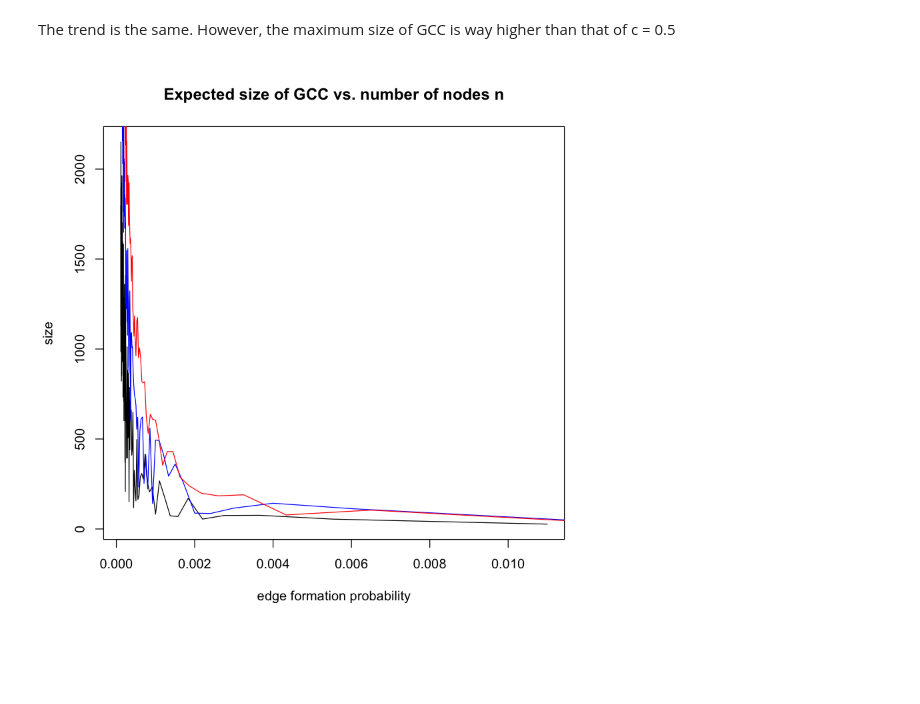
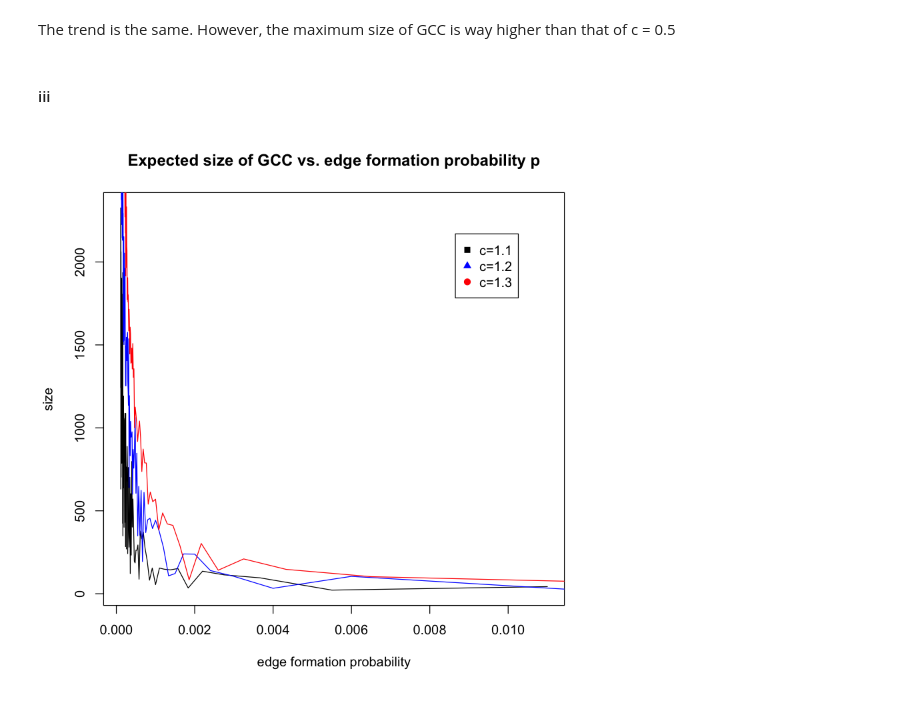
Before and after one commit to wanghran/ECE232_Graph, a Jupyter notebook: Part1_problem1.ipynb, the cells around one changed output. Cells and saved outputs as stored; diff of their text form; code cells hidden in the pictures; blank space fills up the shorter version.

```diff
--- a/Project 1.ipynb
+++ b/Part1_problem1.ipynb
@@ -200,6 +220,8 @@ plot(prob_list_d2, GCC_size_d2, main="Expected size of GCC vs. edge formation pr
 [figure]
 # %% [markdown]
 The trend is the same. However, the maximum size of GCC is way higher than that of c = 0.5
+# %% [markdown]
+#### iii
 # %%
 node_list <- seq(100, 10000, 100)
 GCC_size_d3_1 <- list()
@@ -216,35 +238,35 @@ for (num in node_list) {
     GCC_size_d3_1 <- c(GCC_size_d3_1, list(max(size_d3_1)))
 }
 
 for (num in node_list) {
     g1d3_2 = erdos.renyi.game(num, 1.2/num, directed=F)
     g1d3_2.components <- clusters(g1d3_2)
     size_d3_2 <- g1d3_2.components$csize
     GCC_size_d3_2 <- c(GCC_size_d3_2, list(max(size_d3_2)))
 }
 
 for (num in node_list) {
     g1d3_3 = erdos.renyi.game(num, 1.3/num, directed=F)
     g1d3_3.components <- clusters(g1d3_3)
     size_d3_3 <- g1d3_3.components$csize
     GCC_size_d3_3 <- c(GCC_size_d3_3, list(max(size_d3_3)))
 }
 
 for (num in node_list) {
     prob_list_d3_1 <- c(prob_list_d3_1, list(1.1/num))
 }
 
 for (num in node_list) {
     prob_list_d3_2 <- c(prob_list_d3_2, list(1.2/num))
 }
 
 for (num in node_list) {
     prob_list_d3_3 <- c(prob_list_d3_3, list(1.3/num))
 }
 
-plot(prob_list_d3_1, GCC_size_d3_1, main="Expected size of GCC vs. number of nodes n",xlab="edge formation probability",ylab="size", col="black", type="l")
-points(prob_list_d3_2, GCC_size_d3_2, col="blue", type="l")
-points(prob_list_d3_3, GCC_size_d3_3, col="red", type="l")
-legend(100, 100, legend=c("c=1.1", "c=1.2", c="1.3"), col=c("black", "blue", "red"))
+plot(prob_list_d3_1, GCC_size_d3_1, main="Expected size of GCC vs. edge formation probability p",xlab="edge formation probability",ylab="size", col="black", type="l", pch=15)
+points(prob_list_d3_2, GCC_size_d3_2, col="blue", type="l", pch=17)
+points(prob_list_d3_3, GCC_size_d3_3, col="red", type="l", pch=19)
+legend("topright", legend=c("c=1.1", "c=1.2", "c=1.3"), col=c("black", "blue", "red"), inset=c(0.1, 0.1), pch=c(15,17,19))
 # %% [output]
-[figure, old version]
+[figure, new version]
```
Also changed, not shown: parts of 5 cells of this notebook.
